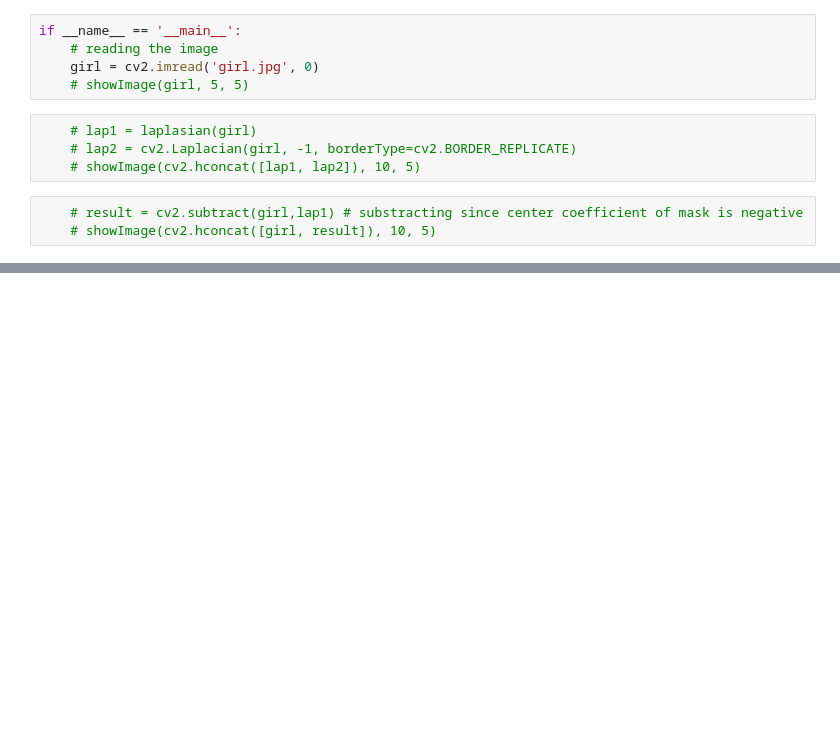
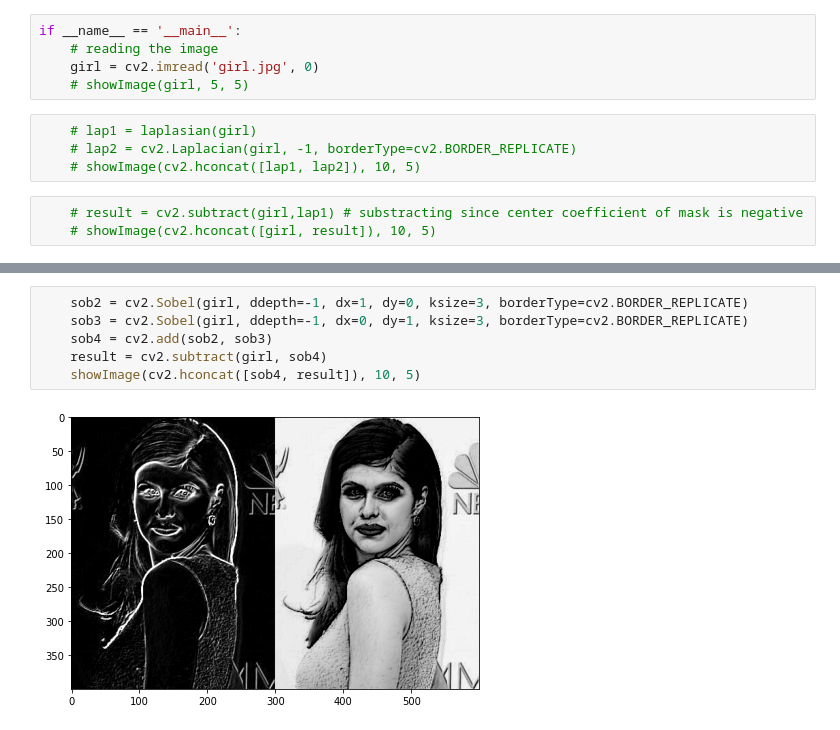
Before and after one commit to kavin-du/Image-Sharpening-Operators, a Jupyter notebook: e16057.ipynb, the cells around one changed output, grey strips where cells are left out. Drawn from its saved outputs; the diff is of its cells as text; blank space fills up the shorter version.

```diff
--- a/e16057.ipynb
+++ b/e16057.ipynb
@@ -87,0 +117,8 @@ if __name__ == '__main__':
+# %%
+    sob2 = cv2.Sobel(girl, ddepth=-1, dx=1, dy=0, ksize=3, borderType=cv2.BORDER_REPLICATE)
+    sob3 = cv2.Sobel(girl, ddepth=-1, dx=0, dy=1, ksize=3, borderType=cv2.BORDER_REPLICATE)
+    sob4 = cv2.add(sob2, sob3)
+    result = cv2.subtract(girl, sob4)
+    showImage(cv2.hconcat([sob4, result]), 10, 5)
+# %% [output]
+[figure, added]
```
Also changed, not shown: parts of 4 cells of this notebook.
